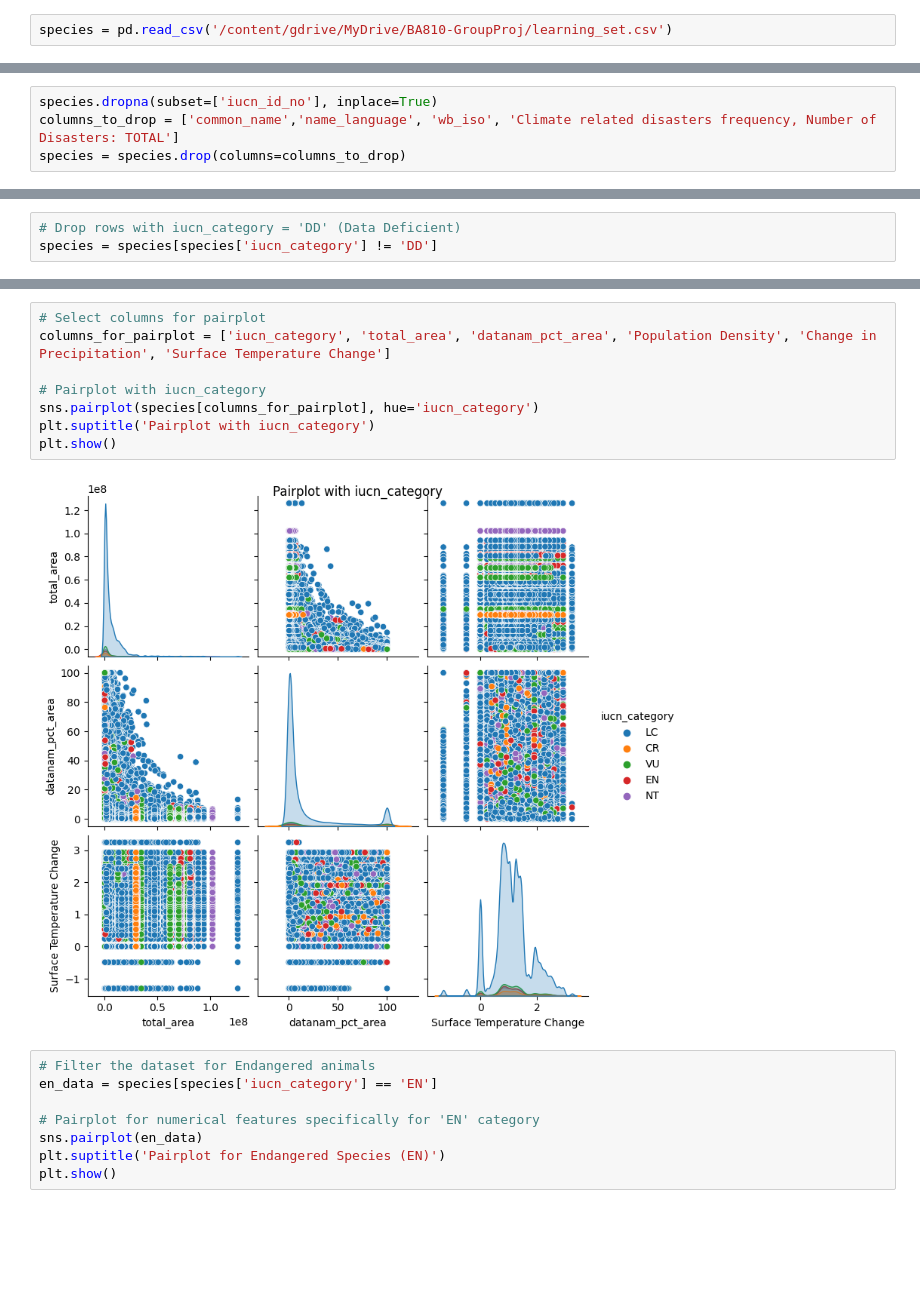
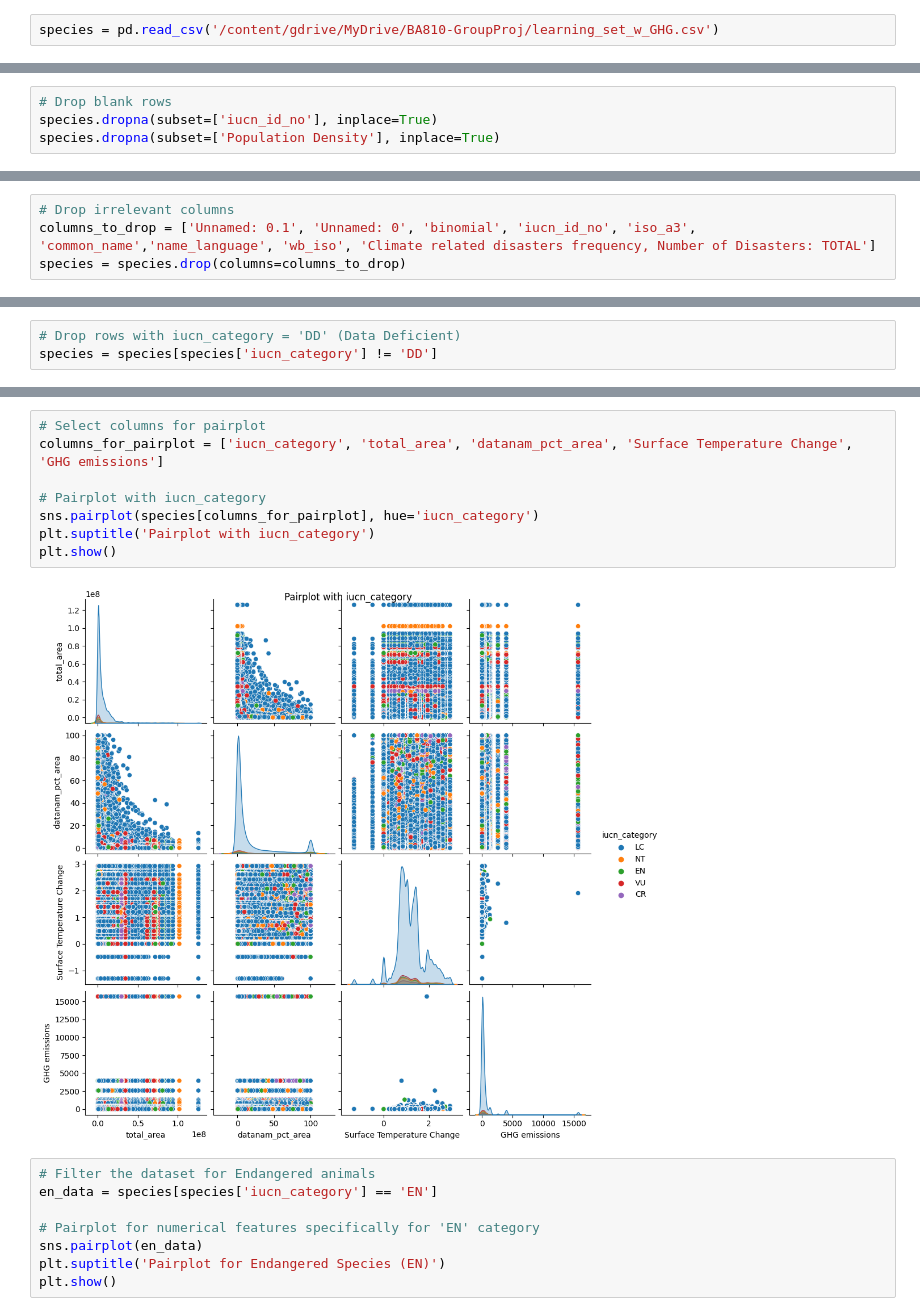
Before and after one commit to jbbjr/save-the-frogs, a Jupyter notebook: BA810_CBSJ.ipynb, the cells around one changed output, grey strips where cells are left out. Saved outputs shown, nothing was run; the diff lists cells and outputs as text; blank space fills up the shorter version.

```diff
--- a/BA810_CBSJ.ipynb
+++ b/BA810_CBSJ.ipynb
@@ -12,7 +12,7 @@ drive.mount('/content/gdrive', force_remount = True)
 # %% [output]
 Mounted at /content/gdrive
 # %%
-species = pd.read_csv('/content/gdrive/MyDrive/BA810-GroupProj/learning_set.csv')
+species = pd.read_csv('/content/gdrive/MyDrive/BA810-GroupProj/learning_set_w_GHG.csv')
 # %%
 species.head(3)
 # %% [output]
@@ -43,0 +44,4 @@ memory usage: 100.2+ MB
+# %%
+# Drop blank rows
+species.dropna(subset=['iucn_id_no'], inplace=True)
+species.dropna(subset=['Population Density'], inplace=True)
@@ -44,4 +58,4 @@ memory usage: 100.2+ MB
 # %%
-species.dropna(subset=['iucn_id_no'], inplace=True)
-columns_to_drop = ['common_name','name_language', 'wb_iso', 'Climate related disasters frequency, Number of Disasters: TOTAL']
+# Drop irrelevant columns
+columns_to_drop = ['Unnamed: 0.1', 'Unnamed: 0', 'binomial', 'iucn_id_no', 'iso_a3', 'common_name','name_language', 'wb_iso', 'Climate related disasters frequency, Number of Disasters: TOTAL']
 species = species.drop(columns=columns_to_drop)
@@ -123,13 +144,13 @@ plt.show()
 # %%
 # Select columns for pairplot
-columns_for_pairplot = ['iucn_category', 'total_area', 'datanam_pct_area', 'Population Density', 'Change in Precipitation', 'Surface Temperature Change']
+columns_for_pairplot = ['iucn_category', 'total_area', 'datanam_pct_area', 'Surface Temperature Change', 'GHG emissions']
 
 # Pairplot with iucn_category
 sns.pairplot(species[columns_for_pairplot], hue='iucn_category')
 plt.suptitle('Pairplot with iucn_category')
 plt.show()
 # %% [output]
-[figure, old version]
+[figure, new version]
 # %%
 # Filter the dataset for Endangered animals
 en_data = species[species['iucn_category'] == 'EN']
```
Also changed, not shown: parts of 10 cells of this notebook.
